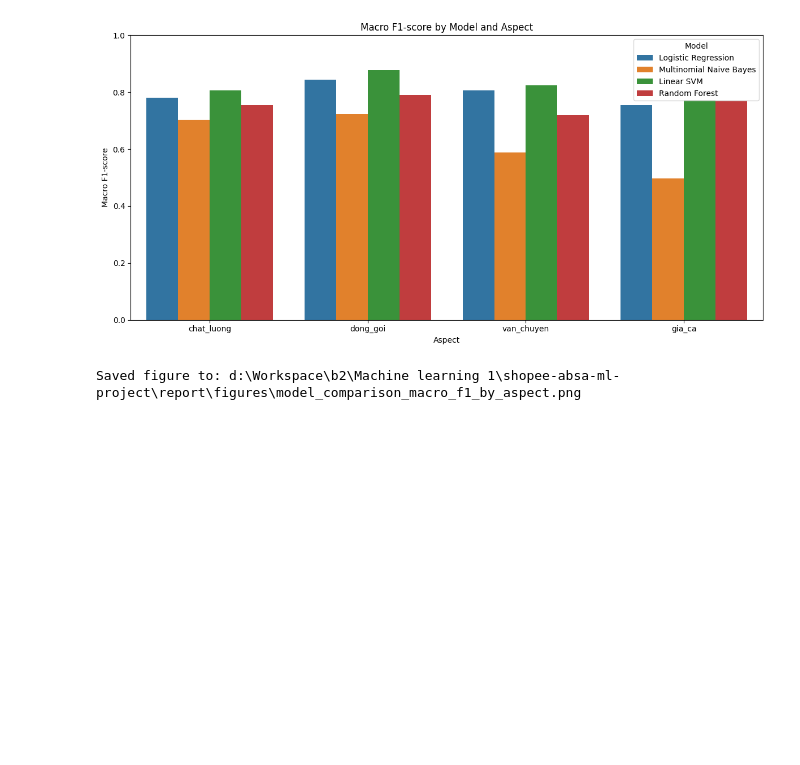
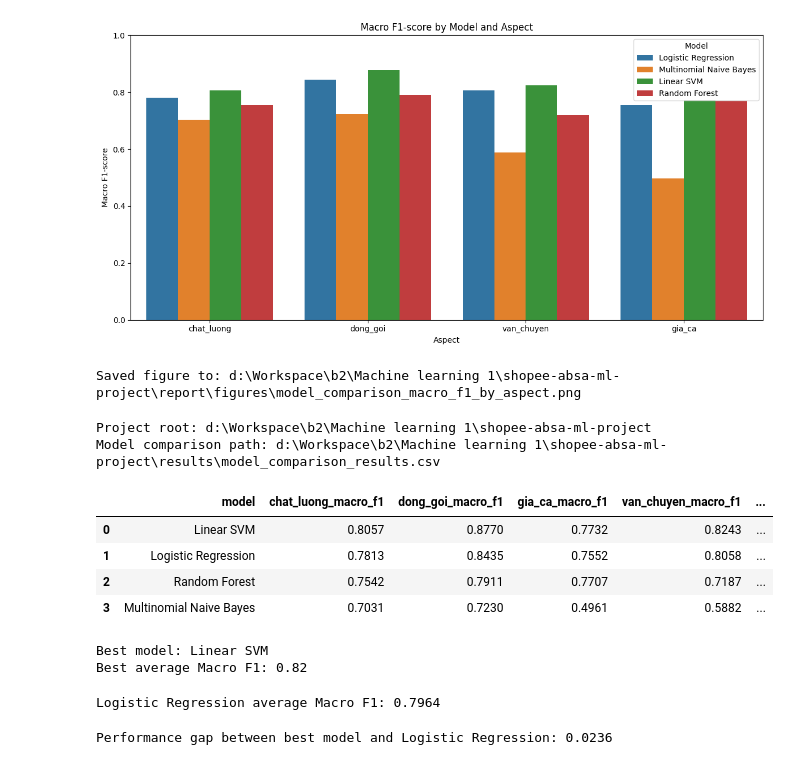
Before and after one commit to van2703/ABSA, a Jupyter notebook: notebooks/03_model_comparison.ipynb, the cells around one changed output. Cells and saved outputs as stored; diff of their text form; code cells hidden in the pictures; blank space fills up the shorter version.

Commit message:
feat: perform model comparison and select Logistic Regression as the final model for ABSA sentiment analysis.

```diff
--- a/notebooks/03_model_comparison.ipynb
+++ b/notebooks/03_model_comparison.ipynb
@@ -548,3 +548,73 @@ print("Saved figure to:", aspect_comparison_figure_path)
 # %% [output]
 [figure]
 Saved figure to: d:\Workspace\b2\Machine learning 1\shopee-absa-ml-project\report\figures\model_comparison_macro_f1_by_aspect.png
+# %%
+current_dir = Path.cwd()
+
+if current_dir.name == "notebooks":
+    PROJECT_ROOT = current_dir.parent
+else:
+    PROJECT_ROOT = current_dir
+
+RESULTS_DIR = PROJECT_ROOT / "results"
+
+MODEL_COMPARISON_PATH = RESULTS_DIR / "model_comparison_results.csv"
+COMPARISON_ALL_METRICS_PATH = RESULTS_DIR / "comparison_all_metrics.csv"
+LR_RESULTS_PATH = RESULTS_DIR / "logistic_regression_results.csv"
+
+FINAL_MODEL_SUMMARY_PATH = RESULTS_DIR / "final_model_summary.csv"
+FINAL_MODEL_SELECTION_TEXT_PATH = RESULTS_DIR / "final_model_selection.txt"
+
+print("Project root:", PROJECT_ROOT)
+print("Model comparison path:", MODEL_COMPARISON_PATH)
+# %% [output]
+Project root: d:\Workspace\b2\Machine learning 1\shopee-absa-ml-project
+Model comparison path: d:\Workspace\b2\Machine learning 1\shopee-absa-ml-project\results\model_comparison_results.csv
+# %%
+model_comparison_results = pd.read_csv(
+    MODEL_COMPARISON_PATH,
+    encoding="utf-8-sig"
+)
+
+model_comparison_results
+# %% [output]
+|  | model | chat_luong_macro_f1 | dong_goi_macro_f1 | gia_ca_macro_f1 | van_chuyen_macro_f1 | ... |
+| 0 | Linear SVM | 0.8057 | 0.8770 | 0.7732 | 0.8243 | ... |
+| 1 | Logistic Regression | 0.7813 | 0.8435 | 0.7552 | 0.8058 | ... |
+| 2 | Random Forest | 0.7542 | 0.7911 | 0.7707 | 0.7187 | ... |
+| 3 | Multinomial Naive Bayes | 0.7031 | 0.7230 | 0.4961 | 0.5882 | ... |
+# %%
+best_model_row = model_comparison_results.sort_values(
+    by="average_macro_f1",
+    ascending=False
+).iloc[0]
+
+best_model_name = best_model_row["model"]
+best_average_macro_f1 = best_model_row["average_macro_f1"]
+
+print("Best model:", best_model_name)
+print("Best average Macro F1:", best_average_macro_f1)
+# %% [output]
+Best model: Linear SVM
+Best average Macro F1: 0.82
+# %%
+lr_row = model_comparison_results[
+    model_comparison_results["model"] == "Logistic Regression"
+]
+
+if len(lr_row) == 0:
+    raise ValueError("Logistic Regression result not found in model_comparison_results.csv")
+
+lr_row = lr_row.iloc[0]
+
+lr_average_macro_f1 = lr_row["average_macro_f1"]
+
+print("Logistic Regression average Macro F1:", lr_average_macro_f1)
+# %% [output]
+Logistic Regression average Macro F1: 0.7964
+# %%
+performance_gap = best_average_macro_f1 - lr_average_macro_f1
+
+print("Performance gap between best model and Logistic Regression:", round(performance_gap, 4))
+# %% [output]
+Performance gap between best model and Logistic Regression: 0.0236
```
Also changed, not shown: parts of 8 cells of this notebook, 10 other files.
